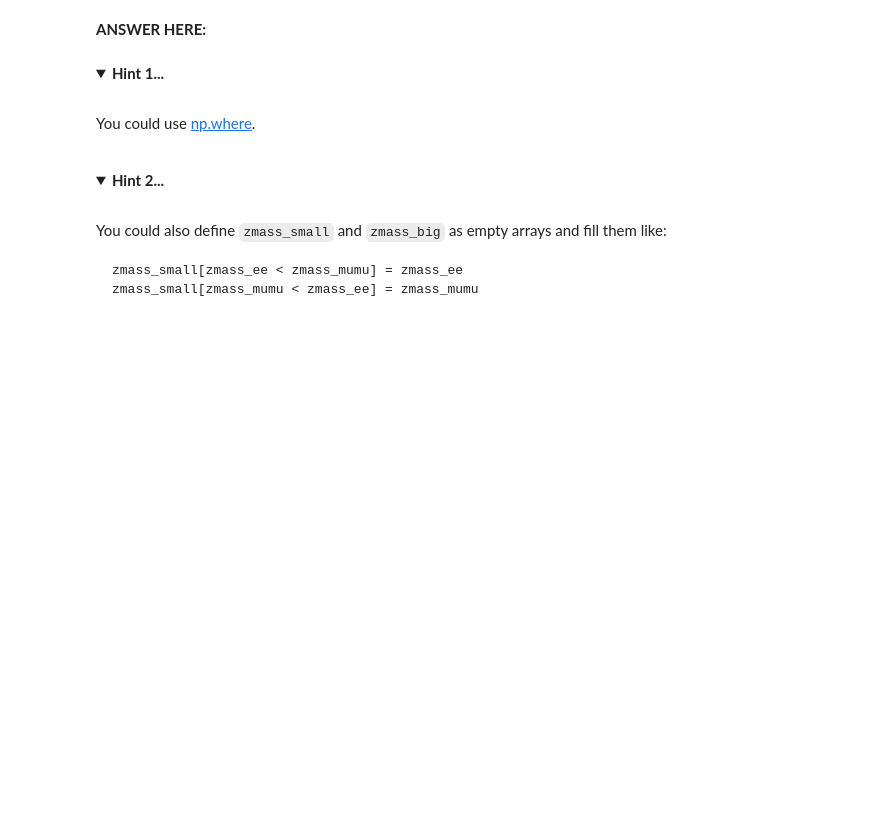
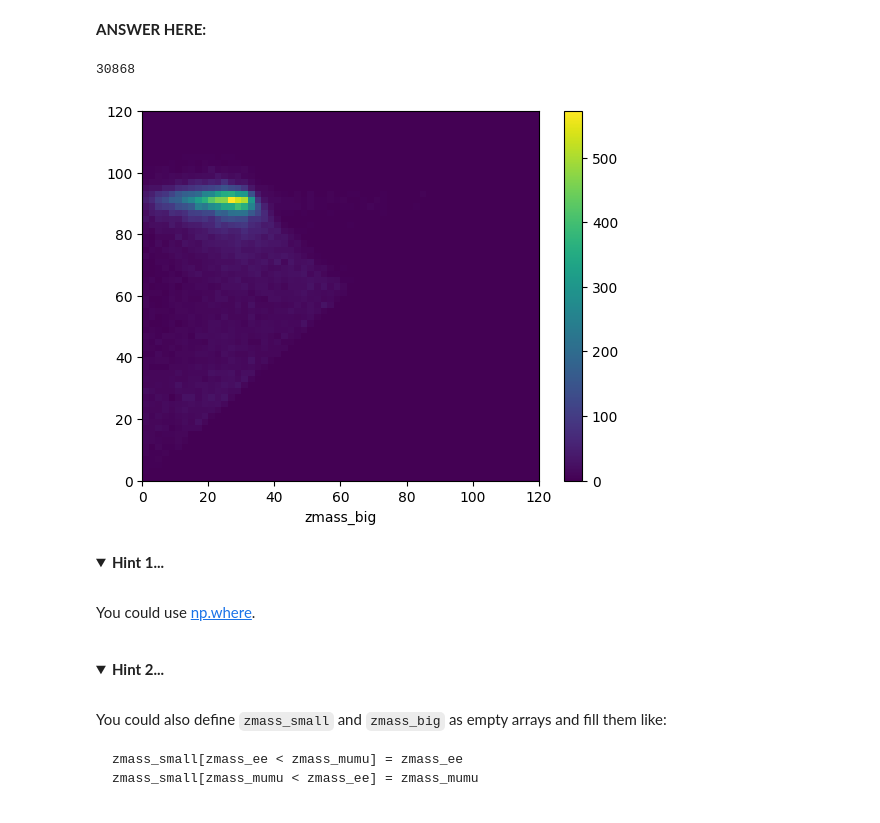
Before and after one commit to aritradas08/2025-06-15-hsf-india-tutorial-Aritra-Das, a Jupyter notebook: lesson-2-arrays/project-2-higgs.ipynb, the cells around one changed output. Cells and saved outputs as stored; diff of their text form; code cells hidden in the pictures; folded sections open; blank space fills up the shorter version.

```diff
--- a/lesson-2-arrays/project-2-higgs.ipynb
+++ b/lesson-2-arrays/project-2-higgs.ipynb
@@ -620,6 +642,31 @@ It should look like this (60 bins×60 bins):
 ![image.png](attachment:ba75be3e-f376-4359-b0c4-09bfa8546126.png)
 # %% [markdown]
 **ANSWER HERE:**
+# %%
+zmass_small = []
+zmass_big = []
+
+for i in range(len(zmass_ee)):
+    if zmass_ee[i]>zmass_mumu[i]:
+        zmass_small.append(zmass_mumu[i])
+        zmass_big.append(zmass_ee[i])
+    else:
+        zmass_small.append(zmass_ee[i])
+        zmass_big.append(zmass_mumu[i])
+
+print(len(zmass_small))
+zmass_small = np.array(zmass_small)
+zmass_big = np.array(zmass_big)
+# %% [output]
+30868
+# %%
+plt.hist2d(zmass_small, zmass_big, bins=60,range=((0,120),(0,120)), cmap='viridis')
+plt.colorbar()
+plt.xlabel('zmass_small')
+plt.xlabel('zmass_big')
+plt.show()
+# %% [output]
+[figure, added]
 # %% [markdown]
 <details>
     <summary><b>Hint 1...</b></summary>
```
Also changed, not shown: parts of 10 cells of this notebook.
